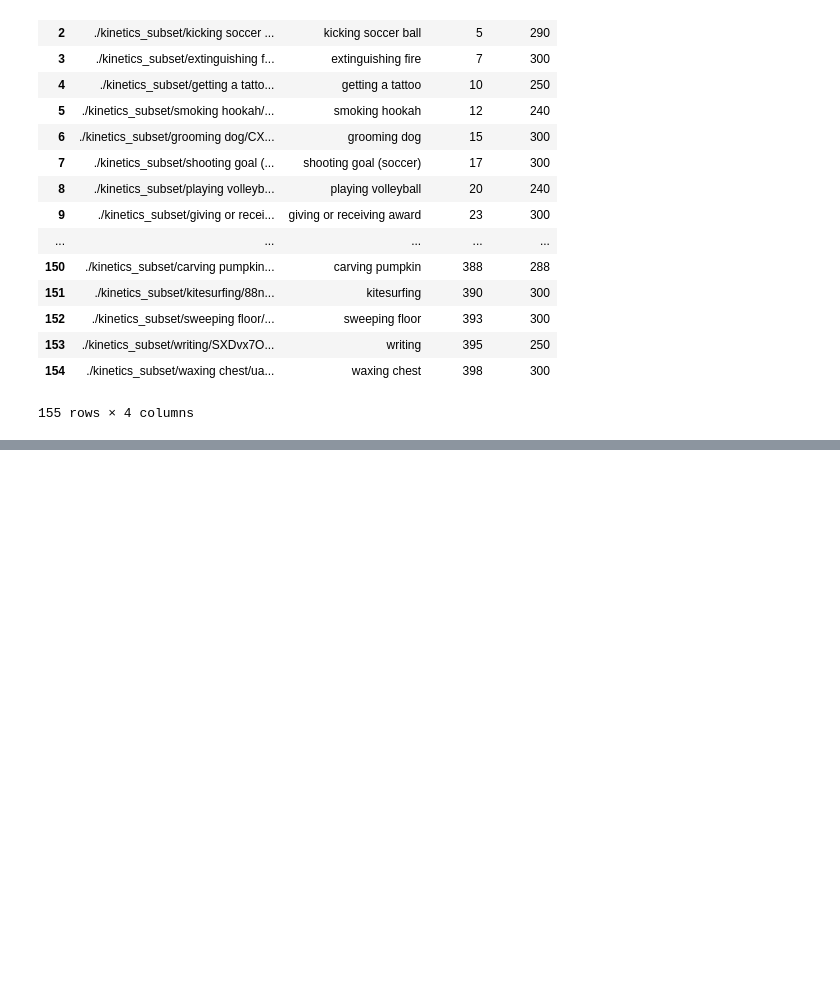
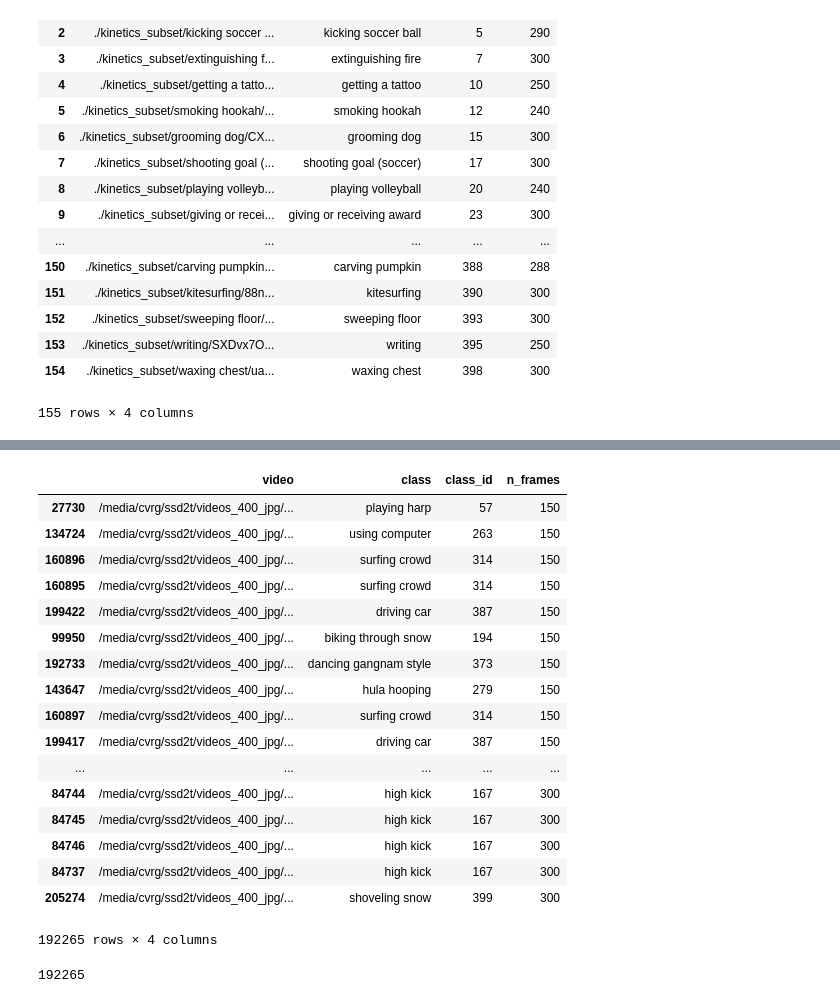
Before and after one commit to yiskw713/ActionRecognition, a Jupyter notebook: build_dataset.ipynb, the cells around one changed output, grey strips where cells are left out. Saved outputs shown, nothing was run; the diff lists cells and outputs as text; code cells hidden in the pictures; blank space fills up the shorter version.

```diff
--- a/build_dataset.ipynb
+++ b/build_dataset.ipynb
@@ -132,0 +161,25 @@ df_test
+# %%
+a[a['n_frames'] >= 150].sort_values('n_frames')
+# %% [output]
+|  | video | class | class_id | n_frames |
+| 27730 | /media/cvrg/ssd2t/videos_400_jpg/... | playing harp | 57 | 150 |
+| 134724 | /media/cvrg/ssd2t/videos_400_jpg/... | using computer | 263 | 150 |
+| 160896 | /media/cvrg/ssd2t/videos_400_jpg/... | surfing crowd | 314 | 150 |
+| 160895 | /media/cvrg/ssd2t/videos_400_jpg/... | surfing crowd | 314 | 150 |
+| 199422 | /media/cvrg/ssd2t/videos_400_jpg/... | driving car | 387 | 150 |
+| 99950 | /media/cvrg/ssd2t/videos_400_jpg/... | biking through snow | 194 | 150 |
+| 192733 | /media/cvrg/ssd2t/videos_400_jpg/... | dancing gangnam style | 373 | 150 |
+| 143647 | /media/cvrg/ssd2t/videos_400_jpg/... | hula hooping | 279 | 150 |
+| 160897 | /media/cvrg/ssd2t/videos_400_jpg/... | surfing crowd | 314 | 150 |
+| 199417 | /media/cvrg/ssd2t/videos_400_jpg/... | driving car | 387 | 150 |
+| ... | ... | ... | ... | ... |
+| 84744 | /media/cvrg/ssd2t/videos_400_jpg/... | high kick | 167 | 300 |
+| 84745 | /media/cvrg/ssd2t/videos_400_jpg/... | high kick | 167 | 300 |
+| 84746 | /media/cvrg/ssd2t/videos_400_jpg/... | high kick | 167 | 300 |
+| 84737 | /media/cvrg/ssd2t/videos_400_jpg/... | high kick | 167 | 300 |
+| 205274 | /media/cvrg/ssd2t/videos_400_jpg/... | shoveling snow | 399 | 300 |
+192265 rows × 4 columns
+# %%
+len(a[a['n_frames'] >= 150])
+# %% [output]
+192265
```
Also changed, not shown: parts of 14 cells of this notebook, 18 other files.
